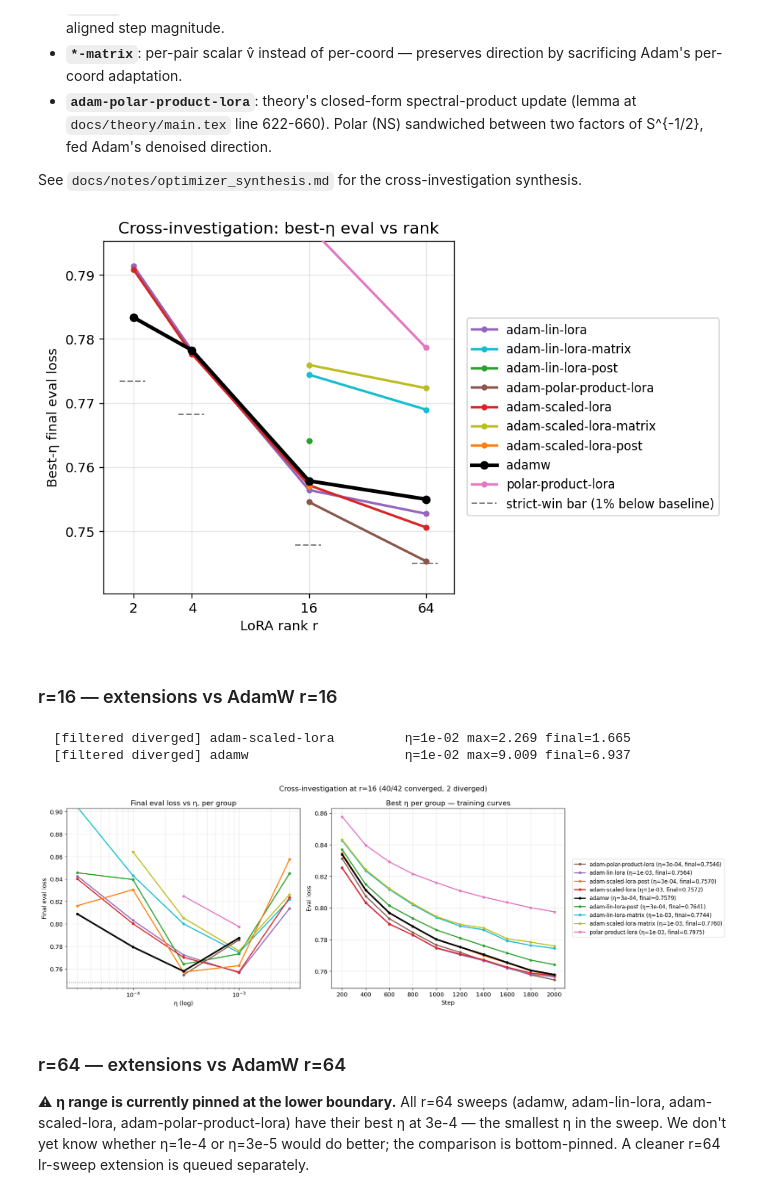
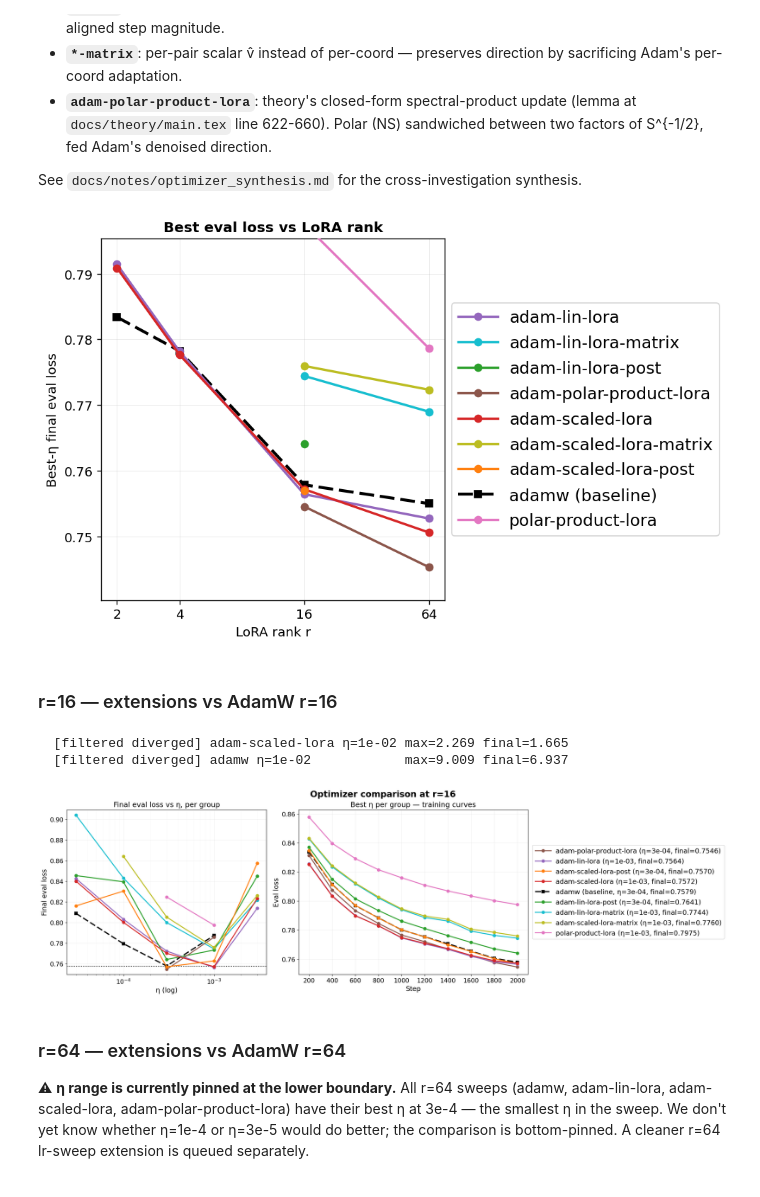
Before and after one commit to nikhilgsh/lora-optimizers, a Jupyter notebook: notebooks/sweep_analysis.ipynb, the cells around one changed output. Drawn from its saved outputs; the diff is of its cells as text; code cells hidden in the pictures.

```diff
--- a/notebooks/sweep_analysis.ipynb
+++ b/notebooks/sweep_analysis.ipynb
@@ -46,7 +50,7 @@ Cross-investigation leaderboard for the lin/scaled-lora extensions:
 
 See `docs/notes/optimizer_synthesis.md` for the cross-investigation synthesis.
 # %%
-# Cross-investigation extensions: load + per-rank best-η + leaderboard.
+# Optimizer comparison across LoRA ranks: load extensions + per-rank best-η + leaderboard.
 EXT_SOURCES = (
     "polar_product_eta1e3_2k", "polar_product_2k",
     "h4_post_rmsalign_2k", "h4_post_2k",
@@ -82,23 +86,20 @@ for cfg, evs in ext_runs:
 adamw_floor = {r: best[("adamw", r)][2] for (opt, r) in best if opt == "adamw"}
 
 plot_leaderboard_by_rank(best, baseline_optimizer="adamw", color_map=OPTIM_COLORS,
-                          suptitle="Cross-investigation: best-η eval vs rank")
+                          suptitle="Best eval loss vs LoRA rank")
 plt.show()
 # %% [output]
-[figure, old version]
+[figure, new version]
 # %% [markdown]
 ### r=16 — extensions vs AdamW r=16
 # %%
-floor = adamw_floor[16]
 runs_at_r = [(c, e) for c, e in ext_runs if c["_lora_r"] == 16]
-two_panel_sweep_figure(
+standard_sweep_figure(
     runs_at_r,
     group_key_fn=lambda c: c["optimizer"],
     color_map=OPTIM_COLORS,
-    suptitle="Cross-investigation at r=16",
-    hlines=[(f"strict-win bar = {floor - 0.01:.4f}  (1% below AdamW r=16 floor {floor:.4f})",
-             floor - 0.01, "grey")],
-    label_fn=lambda c: f"{c['optimizer']:<24s} η={c['lr']:.0e}",
+    reference_runs=runs_at_r,
+    suptitle="Optimizer comparison at r=16",
 )
 plt.show()
 # %% [output]
@@ -107,4 +108,4 @@ plt.show()
-[figure, old version]
+[figure, new version]
 # %% [markdown]
 ### r=64 — extensions vs AdamW r=64
 
```
Also changed, not shown: parts of 7 cells of this notebook, 3 other files.
